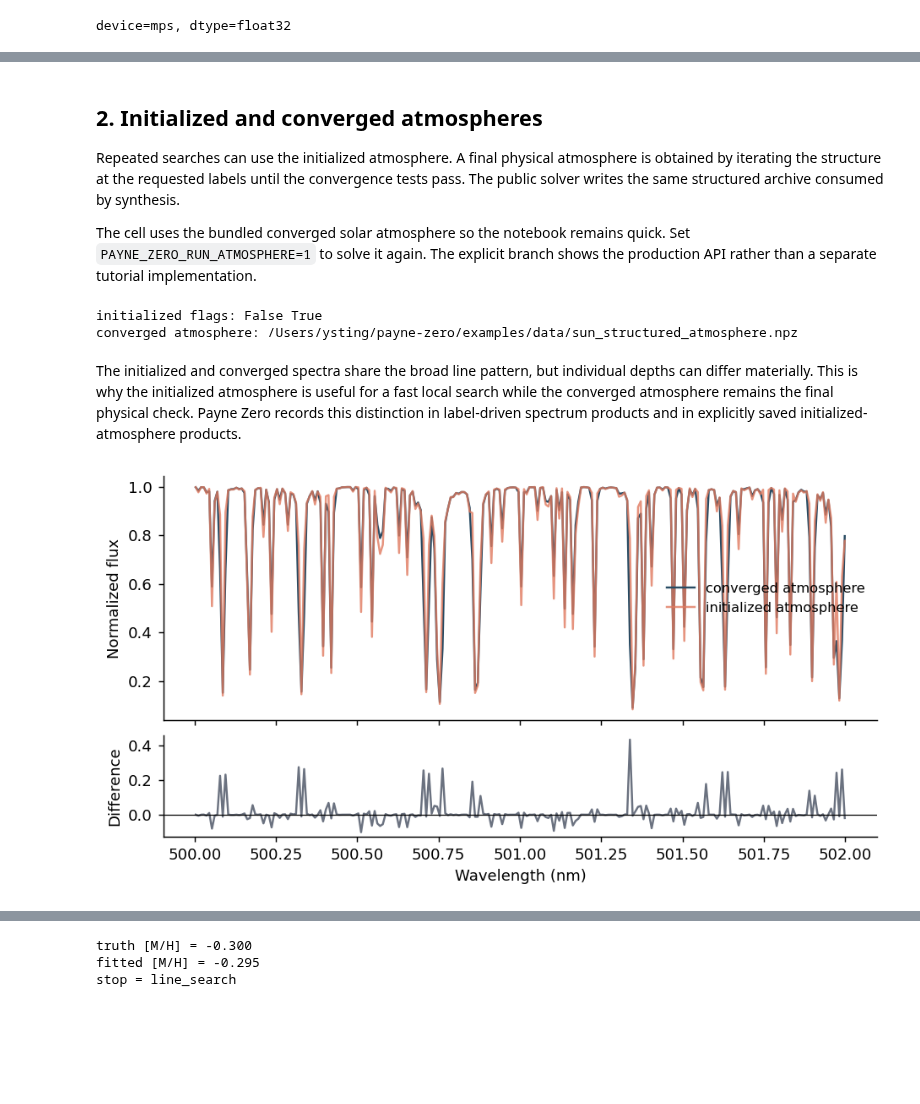
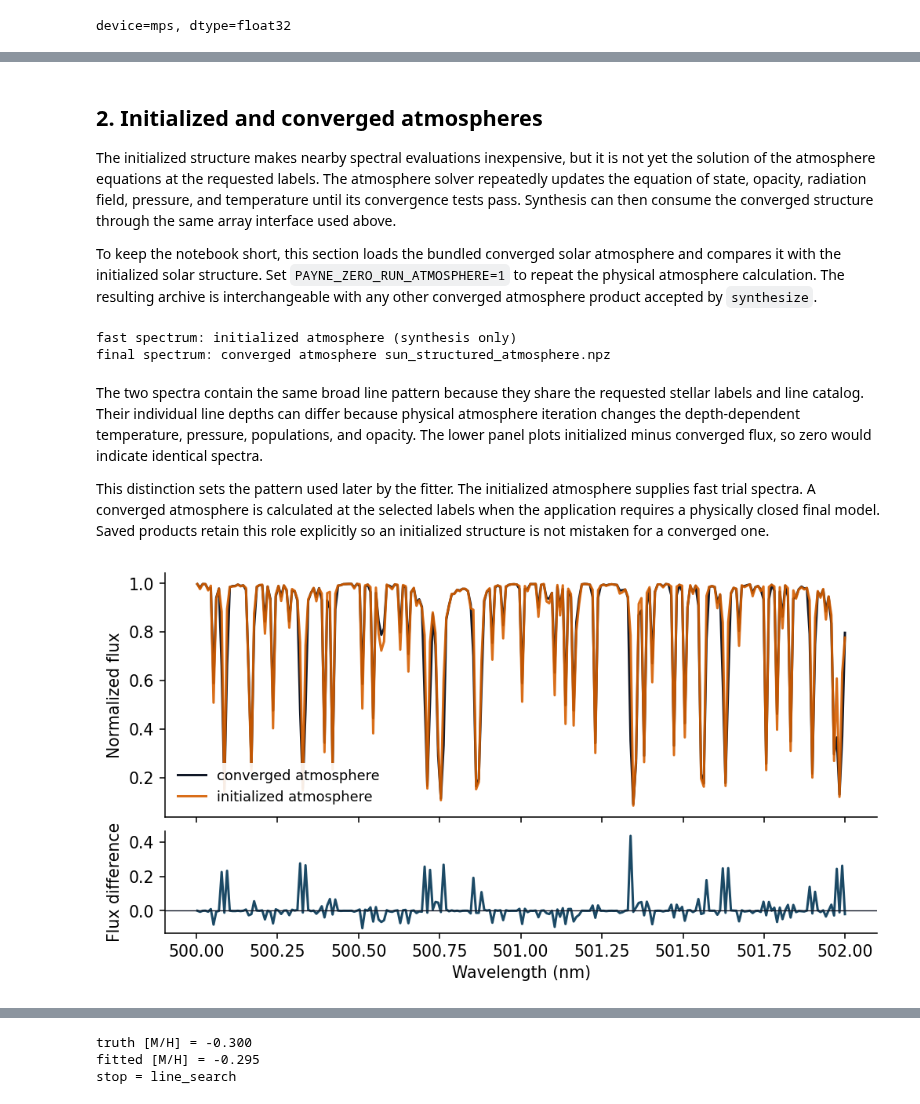
Before and after one commit to tingyuansen/payne-zero, a Jupyter notebook: payne_zero_tutorial.ipynb, the cells around one changed output, grey strips where cells are left out. Drawn from its saved outputs; the diff is of its cells as text; code cells hidden in the pictures; blank space fills up the shorter version.

```diff
--- a/payne_zero_tutorial.ipynb
+++ b/payne_zero_tutorial.ipynb
@@ -40,23 +40,28 @@ dtype_name = "float64" if device == "cpu" else "float32"
 torch_dtype = torch.float64 if dtype_name == "float64" else torch.float32
 
 COLORS = {
-    "navy": "#284B63",
-    "blue": "#4C78A8",
-    "orange": "#E07A5F",
-    "green": "#4C956C",
+    "black": "#111827",
+    "navy": "#1B4965",
+    "blue": "#0072B2",
+    "orange": "#D55E00",
+    "green": "#009E73",
     "grey": "#6B7280",
-    "light": "#D9E2EC",
+    "light": "#DDE6EF",
+    "uncertainty": "#B8CCE0",
 }
 plt.rcParams.update(
     {
-        "figure.dpi": 130,
-        "font.size": 10,
-        "axes.labelsize": 10,
-        "axes.titlesize": 10,
-        "legend.fontsize": 9,
+        "figure.dpi": 140,
+        "font.size": 10.5,
+        "axes.labelsize": 10.5,
+        "axes.titlesize": 10.5,
+        "legend.fontsize": 9.2,
         "axes.spines.top": False,
         "axes.spines.right": False,
-        "lines.linewidth": 1.35,
+        "axes.linewidth": 0.8,
+        "lines.linewidth": 1.55,
+        "xtick.direction": "out",
+        "ytick.direction": "out",
     }
 )
 print(f"device={device}, dtype={dtype_name}")
@@ -131,9 +178,9 @@ plt.show()
 # %% [markdown]
 ## 2. Initialized and converged atmospheres
 
-Repeated searches can use the initialized atmosphere. A final physical atmosphere is obtained by iterating the structure at the requested labels until the convergence tests pass. The public solver writes the same structured archive consumed by synthesis.
+The initialized structure makes nearby spectral evaluations inexpensive, but it is not yet the solution of the atmosphere equations at the requested labels. The atmosphere solver repeatedly updates the equation of state, opacity, radiation field, pressure, and temperature until its convergence tests pass. Synthesis can then consume the converged structure through the same array interface used above.
 
-The cell uses the bundled converged solar atmosphere so the notebook remains quick. Set `PAYNE_ZERO_RUN_ATMOSPHERE=1` to solve it again. The explicit branch shows the production API rather than a separate tutorial implementation.
+To keep the notebook short, this section loads the bundled converged solar atmosphere and compares it with the initialized solar structure. Set `PAYNE_ZERO_RUN_ATMOSPHERE=1` to repeat the physical atmosphere calculation. The resulting archive is interchangeable with any other converged atmosphere product accepted by `synthesize`.
 # %%
 from payne_zero_atmosphere import solve_structured_atmosphere
 from payne_zero_synthesis import synthesize
@@ -169,48 +216,52 @@ physical_sun = synthesize(
     resolution=60_000,
     **solar_common,
 )
-print(
-    "initialized flags:",
-    initialized_sun.atmosphere_converged,
-    initialized_sun.atmosphere_closure_required,
-)
-print("converged atmosphere:", physical_path)
+print("fast spectrum: initialized atmosphere (synthesis only)")
+print("final spectrum: converged atmosphere", physical_path.name)
 # %% [output]
-initialized flags: False True
-converged atmosphere: /Users/ysting/payne-zero/examples/data/sun_structured_atmosphere.npz
+fast spectrum: initialized atmosphere (synthesis only)
+final spectrum: converged atmosphere sun_structured_atmosphere.npz
 # %% [markdown]
-The initialized and converged spectra share the broad line pattern, but individual depths can differ materially. This is why the initialized atmosphere is useful for a fast local search while the converged atmosphere remains the final physical check. Payne Zero records this distinction in label-driven spectrum products and in explicitly saved initialized-atmosphere products.
+The two spectra contain the same broad line pattern because they share the requested stellar labels and line catalog. Their individual line depths can differ because physical atmosphere iteration changes the depth-dependent temperature, pressure, populations, and opacity. The lower panel plots initialized minus converged flux, so zero would indicate identical spectra.
+
+This distinction sets the pattern used later by the fitter. The initialized atmosphere supplies fast trial spectra. A converged atmosphere is calculated at the selected labels when the application requires a physically closed final model. Saved products retain this role explicitly so an initialized structure is not mistaken for a converged one.
 # %%
 fig, (top, bottom) = plt.subplots(
     2,
     1,
     figsize=(7.1, 3.8),
     sharex=True,
     gridspec_kw={"height_ratios": [2.4, 1.0]},
     constrained_layout=True,
 )
 top.plot(
     physical_sun.wavelength_nm,
     physical_sun.normalized_flux,
-    color=COLORS["navy"],
+    color=COLORS["black"],
     label="converged atmosphere",
 )
 top.plot(
     initialized_sun.wavelength_nm,
     initialized_sun.normalized_flux,
     color=COLORS["orange"],
-    alpha=0.8,
+    alpha=0.9,
     label="initialized atmosphere",
 )
 difference = initialized_sun.normalized_flux - physical_sun.normalized_flux
-bottom.plot(physical_sun.wavelength_nm, difference, color=COLORS["grey"])
-bottom.axhline(0.0, color="black", lw=0.7)
+bottom.plot(physical_sun.wavelength_nm, difference, color=COLORS["navy"])
+bottom.axhline(0.0, color=COLORS["black"], lw=0.7)
 top.set_ylabel("Normalized flux")
-bottom.set(xlabel="Wavelength (nm)", ylabel="Difference")
-top.legend(frameon=False)
+bottom.set(xlabel="Wavelength (nm)", ylabel="Flux difference")
+top.legend(
+    loc="lower left",
+    frameon=True,
+    facecolor="white",
+    edgecolor="none",
+    framealpha=0.9,
+)
 plt.show()
 # %% [output]
-[figure, old version]
+[figure, new version]
 # %% [markdown]
 ## 3. Map an intrinsic spectrum to observed pixels
 
```
Also changed, not shown: parts of 18 cells of this notebook.
